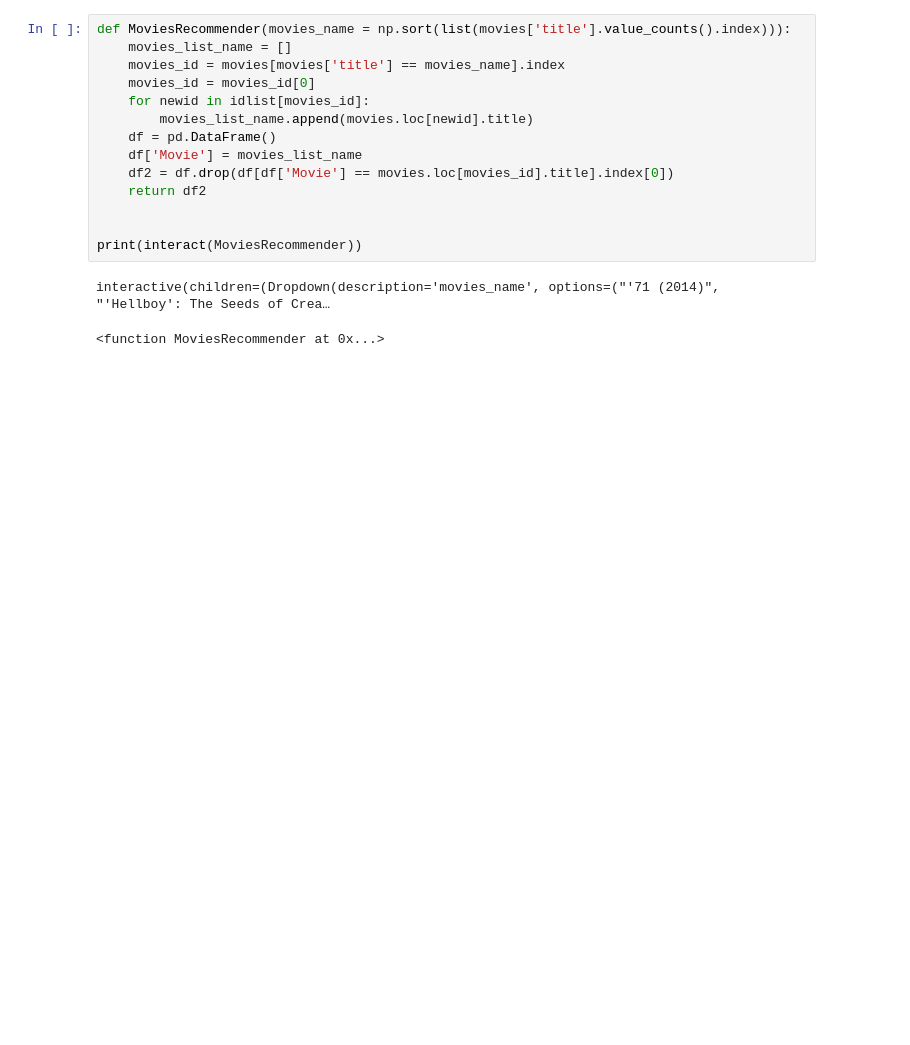
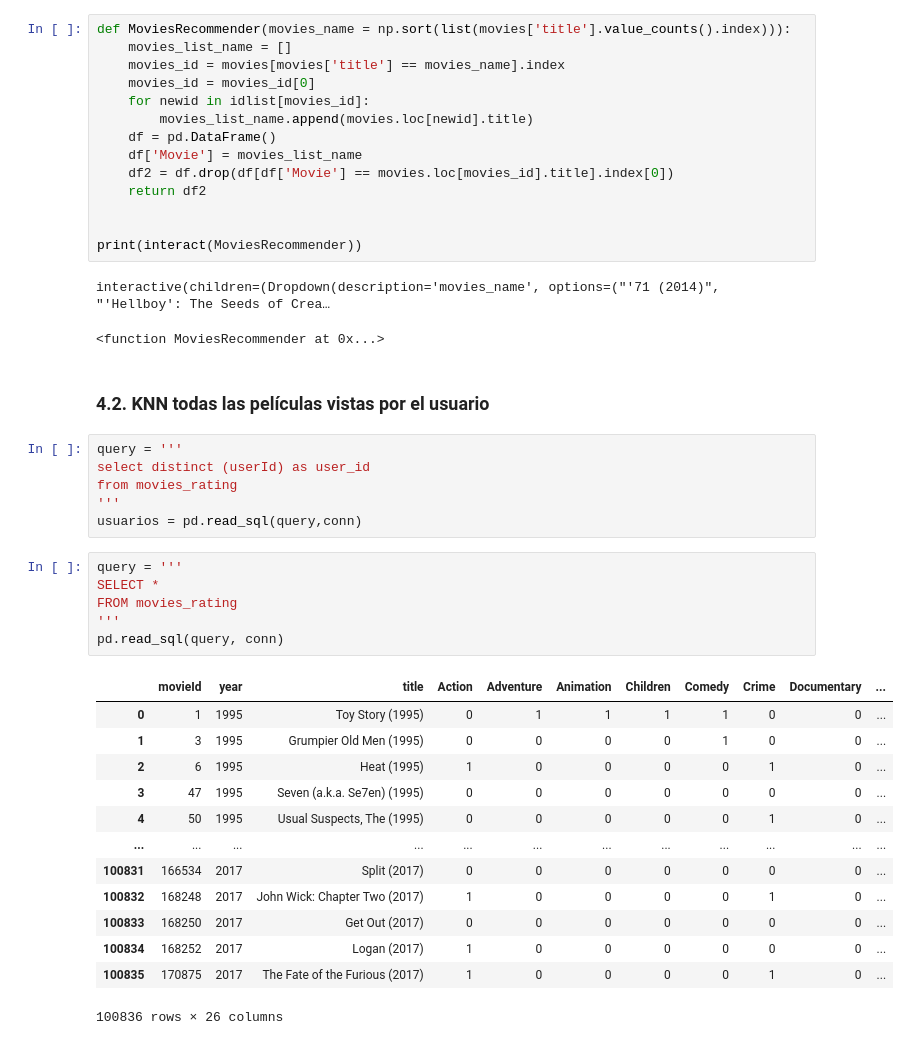
Before and after one commit to AlexanderBedoyaC/marketing_rs_movies, a Jupyter notebook: e_Modelos.ipynb, the cells around one changed output. Drawn from its saved outputs; the diff is of its cells as text; blank space fills up the shorter version.

```diff
--- a/e_Modelos.ipynb
+++ b/e_Modelos.ipynb
@@ -217,3 +288,31 @@ print(interact(MoviesRecommender))
 # %% [output]
 interactive(children=(Dropdown(description='movies_name', options=("'71 (2014)", "'Hellboy': The Seeds of Crea…
 <function MoviesRecommender at 0x...>
+# %% [markdown]
+### 4.2. KNN todas las películas vistas por el usuario
+# %%
+query = '''
+select distinct (userId) as user_id
+from movies_rating
+'''
+usuarios = pd.read_sql(query,conn)
+# %%
+query = '''
+SELECT *
+FROM movies_rating
+'''
+pd.read_sql(query, conn)
+# %% [output]
+|  | movieId | year | title | Action | Adventure | Animation | Children | Comedy | Crime | Documentary | ... |
+| 0 | 1 | 1995 | Toy Story (1995) | 0 | 1 | 1 | 1 | 1 | 0 | 0 | ... |
+| 1 | 3 | 1995 | Grumpier Old Men (1995) | 0 | 0 | 0 | 0 | 1 | 0 | 0 | ... |
+| 2 | 6 | 1995 | Heat (1995) | 1 | 0 | 0 | 0 | 0 | 1 | 0 | ... |
+| 3 | 47 | 1995 | Seven (a.k.a. Se7en) (1995) | 0 | 0 | 0 | 0 | 0 | 0 | 0 | ... |
+| 4 | 50 | 1995 | Usual Suspects, The (1995) | 0 | 0 | 0 | 0 | 0 | 1 | 0 | ... |
+| ... | ... | ... | ... | ... | ... | ... | ... | ... | ... | ... | ... |
+| 100831 | 166534 | 2017 | Split (2017) | 0 | 0 | 0 | 0 | 0 | 0 | 0 | ... |
+| 100832 | 168248 | 2017 | John Wick: Chapter Two (2017) | 1 | 0 | 0 | 0 | 0 | 1 | 0 | ... |
+| 100833 | 168250 | 2017 | Get Out (2017) | 0 | 0 | 0 | 0 | 0 | 0 | 0 | ... |
+| 100834 | 168252 | 2017 | Logan (2017) | 1 | 0 | 0 | 0 | 0 | 0 | 0 | ... |
+| 100835 | 170875 | 2017 | The Fate of the Furious (2017) | 1 | 0 | 0 | 0 | 0 | 1 | 0 | ... |
+100836 rows × 26 columns
```
Also changed, not shown: parts of 19 cells of this notebook, 3 other files.
